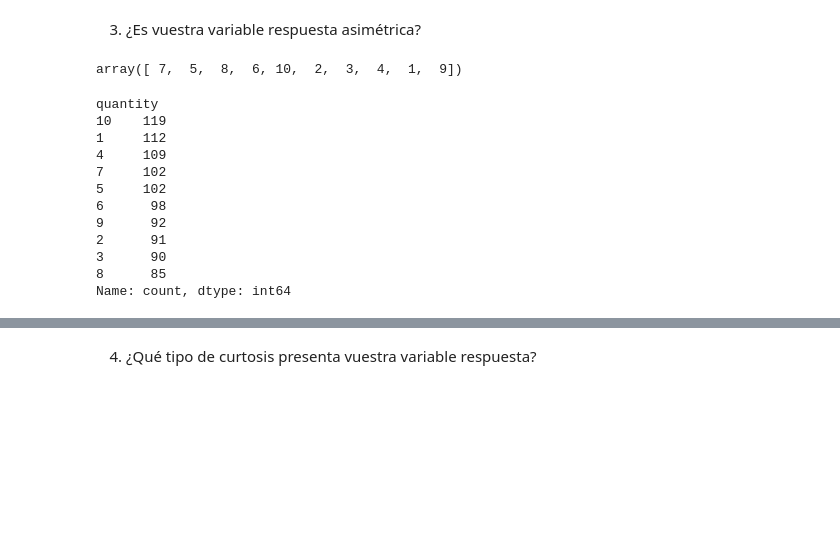
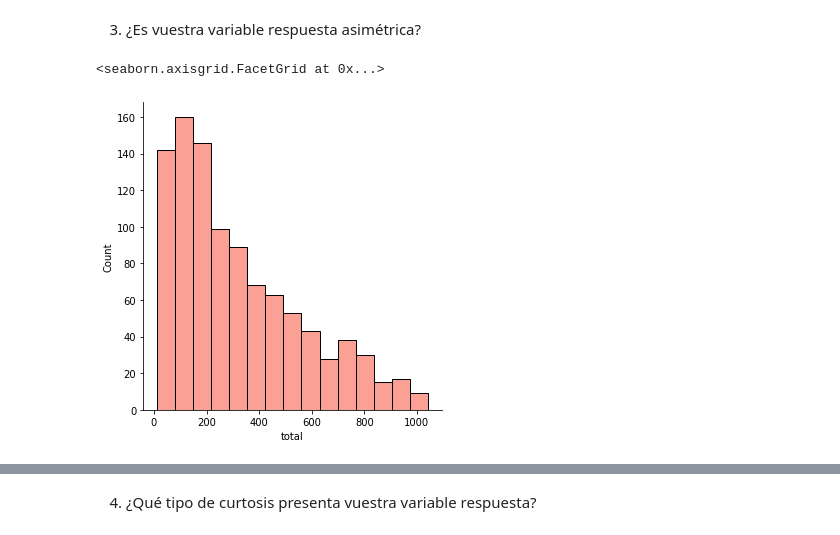
Before and after one commit to NataliaBarquin/Adalab_Pair_programming_5_machine_learning, a Jupyter notebook: Pair_ML2_Test_Estadisticos.ipynb, the cells around one changed output, grey strips where cells are left out. Cells and saved outputs as stored; diff of their text form; code cells hidden in the pictures; blank space fills up the shorter version.

```diff
--- a/Pair_ML2_Test_Estadisticos.ipynb
+++ b/Pair_ML2_Test_Estadisticos.ipynb
@@ -51,22 +51,8 @@ H1: Que la línea de producto SÍ afecta a la cantidad de productos que compran
 Quiere decir que la media es mayor o menor a la mediana y a la moda.
 # %% [markdown]
 3. ¿Es vuestra variable respuesta asimétrica?
-# %%
-df["quantity"]. unique()
-# %% [output]
-array([ 7,  5,  8,  6, 10,  2,  3,  4,  1,  9])
-# %%
-df["quantity"].value_counts()
-# %% [output]
-quantity
-10    119
-1     112
-4     109
-7     102
-5     102
-6      98
-9      92
-2      91
-3      90
-8      85
-Name: count, dtype: int64
+# %%
+sns.displot(x ="total", data = df,color = "salmon")
+# %% [output]
+<seaborn.axisgrid.FacetGrid at 0x...>
+[figure, added]
```
Also changed, not shown: parts of 11 cells of this notebook, 4 other files.
